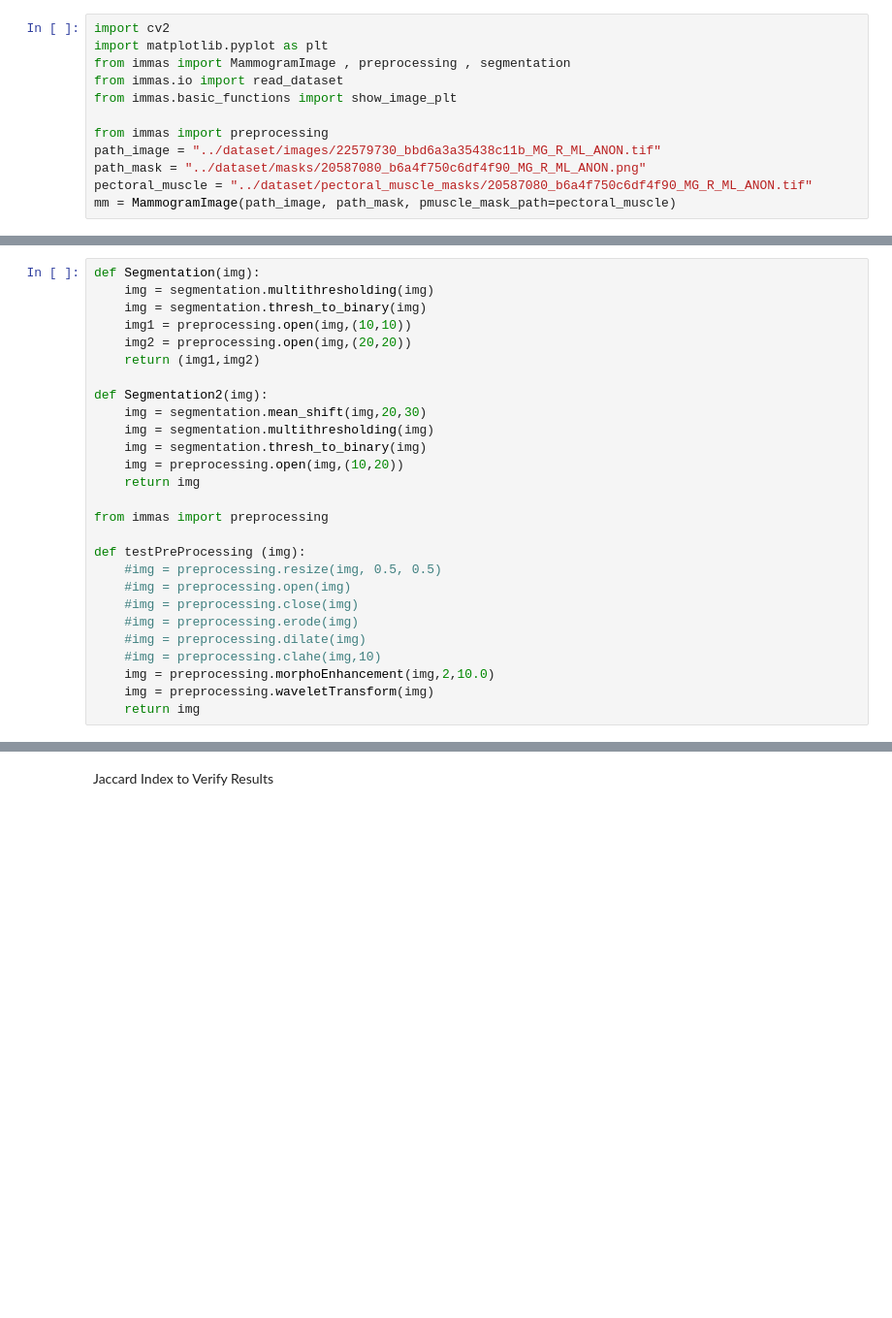
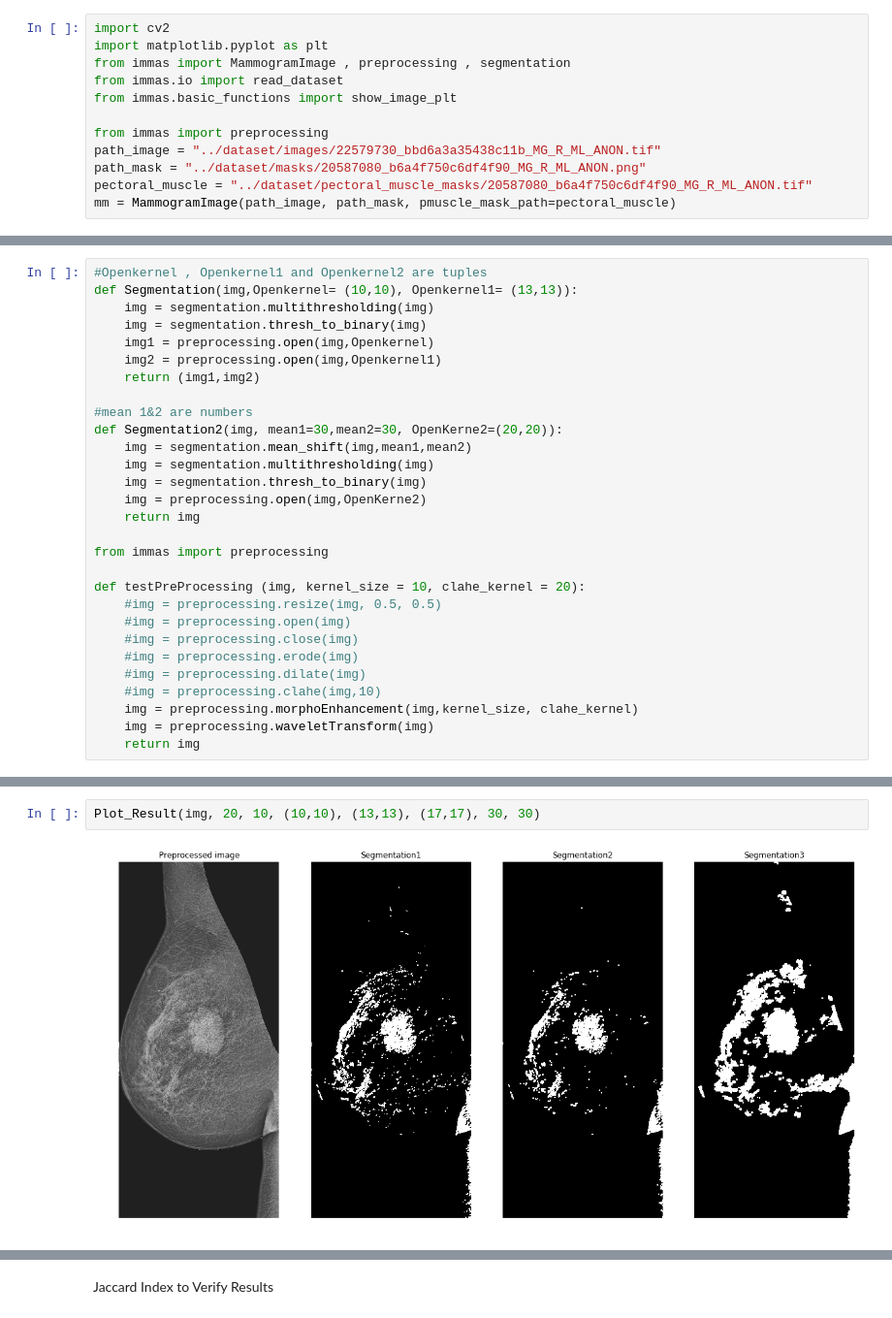
Before and after one commit to OlehKSS/IMMAS, a Jupyter notebook: examples/Preprocessing and Segmentation Results.ipynb, the cells around one changed output, grey strips where cells are left out. Shown at 97% size. Drawn from its saved outputs; the diff is of its cells as text; blank space fills up the shorter version.

```diff
--- a/examples/Preprocessing and Segmentation Results.ipynb
+++ b/examples/Preprocessing and Segmentation Results.ipynb
@@ -42,28 +44,30 @@ plt.show()
 # %%
-def Segmentation(img):
+#Openkernel , Openkernel1 and Openkernel2 are tuples
+def Segmentation(img,Openkernel= (10,10), Openkernel1= (13,13)):
     img = segmentation.multithresholding(img)
     img = segmentation.thresh_to_binary(img)
-    img1 = preprocessing.open(img,(10,10))
-    img2 = preprocessing.open(img,(20,20))
+    img1 = preprocessing.open(img,Openkernel)
+    img2 = preprocessing.open(img,Openkernel1)
     return (img1,img2)
 
-def Segmentation2(img):
-    img = segmentation.mean_shift(img,20,30)
+#mean 1&2 are numbers
+def Segmentation2(img, mean1=30,mean2=30, OpenKerne2=(20,20)):
+    img = segmentation.mean_shift(img,mean1,mean2)
     img = segmentation.multithresholding(img)
     img = segmentation.thresh_to_binary(img)
-    img = preprocessing.open(img,(10,20))
+    img = preprocessing.open(img,OpenKerne2)
     return img
 
 from immas import preprocessing
 
-def testPreProcessing (img):
+def testPreProcessing (img, kernel_size = 10, clahe_kernel = 20):
     #img = preprocessing.resize(img, 0.5, 0.5)
     #img = preprocessing.open(img)
     #img = preprocessing.close(img)
     #img = preprocessing.erode(img)
     #img = preprocessing.dilate(img)
     #img = preprocessing.clahe(img,10)
-    img = preprocessing.morphoEnhancement(img,2,10.0)
+    img = preprocessing.morphoEnhancement(img,kernel_size, clahe_kernel)
     img = preprocessing.waveletTransform(img)
     return img
 # %%
@@ -128,0 +121,4 @@ Number of images for training is 24, number of images for testing is 0
+# %%
+Plot_Result(img, 20, 10, (10,10), (13,13), (17,17), 30, 30)
+# %% [output]
+[figure, added]
```
Also changed, not shown: parts of 4 cells of this notebook.
